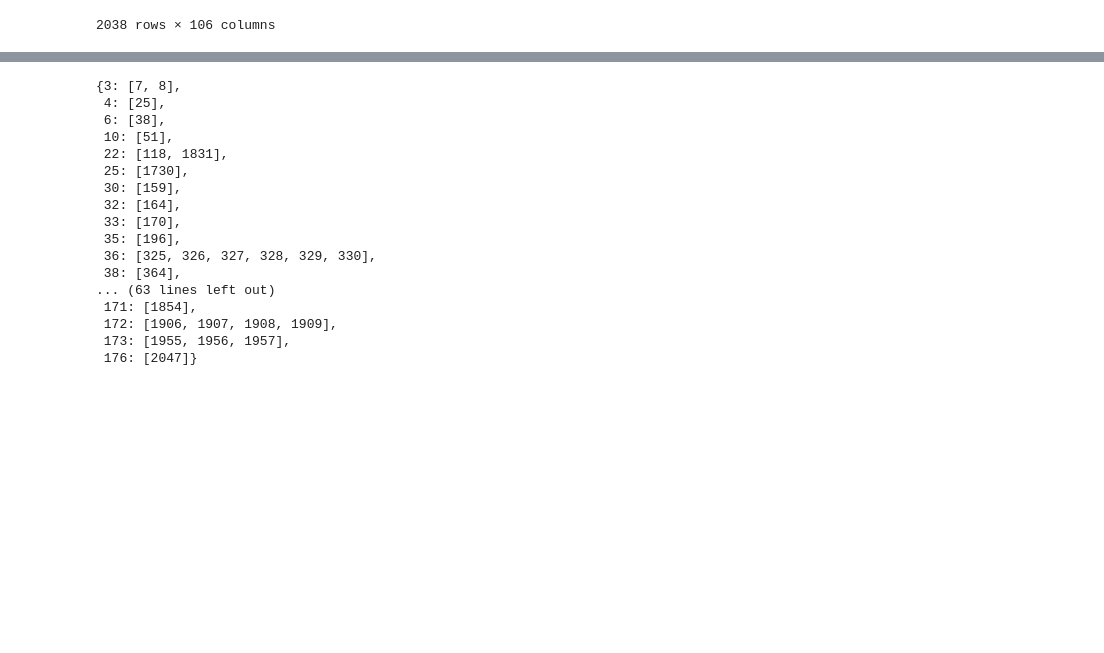
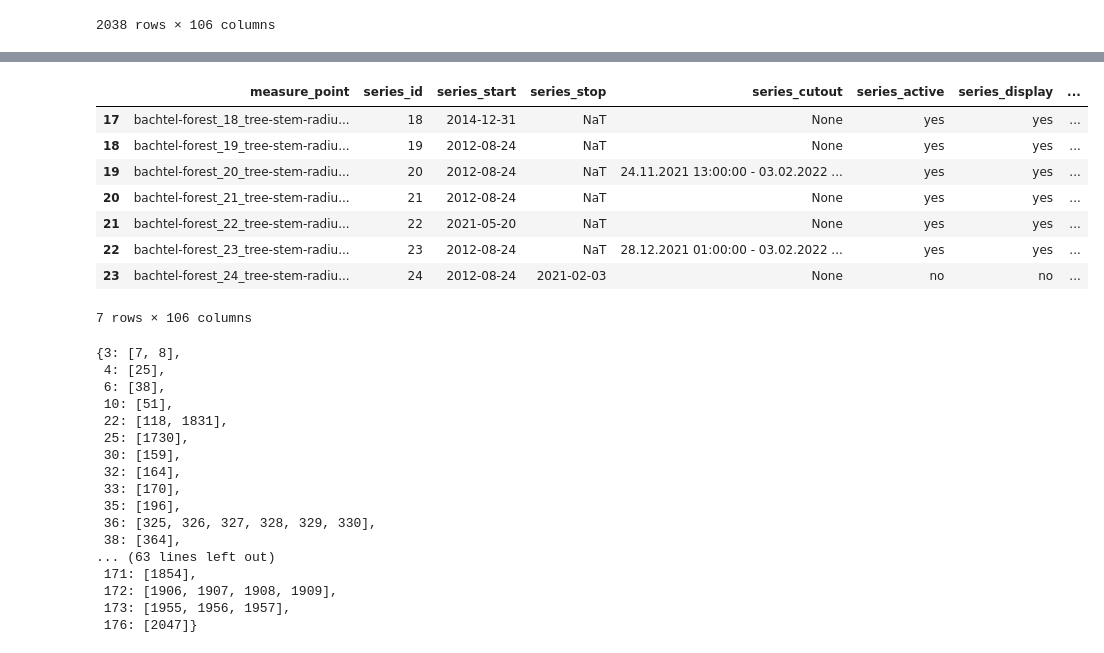
Before and after one commit to treenet/treenetai, a Jupyter notebook: pipeline/test_notebook.ipynb, the cells around one changed output, grey strips where cells are left out. Saved outputs shown, nothing was run; the diff lists cells and outputs as text; code cells hidden in the pictures; blank space fills up the shorter version.

```diff
--- a/pipeline/test_notebook.ipynb
+++ b/pipeline/test_notebook.ipynb
@@ -28,3 +200,15 @@ metadata_df
+# %%
+metadata_df[(metadata_df['site_id'] == 3) & (metadata_df['variable_name'] == "tree stem radius change")]
+# %% [output]
+|  | measure_point | series_id | series_start | series_stop | series_cutout | series_active | series_display | ... |
+| 17 | bachtel-forest_18_tree-stem-radiu... | 18 | 2014-12-31 | NaT | None | yes | yes | ... |
+| 18 | bachtel-forest_19_tree-stem-radiu... | 19 | 2012-08-24 | NaT | None | yes | yes | ... |
+| 19 | bachtel-forest_20_tree-stem-radiu... | 20 | 2012-08-24 | NaT | 24.11.2021 13:00:00 - 03.02.2022 ... | yes | yes | ... |
+| 20 | bachtel-forest_21_tree-stem-radiu... | 21 | 2012-08-24 | NaT | None | yes | yes | ... |
+| 21 | bachtel-forest_22_tree-stem-radiu... | 22 | 2021-05-20 | NaT | None | yes | yes | ... |
+| 22 | bachtel-forest_23_tree-stem-radiu... | 23 | 2012-08-24 | NaT | 28.12.2021 01:00:00 - 03.02.2022 ... | yes | yes | ... |
+| 23 | bachtel-forest_24_tree-stem-radiu... | 24 | 2012-08-24 | 2021-02-03 | None | no | no | ... |
+7 rows × 106 columns
 # %%
 hygro_by_site = ct.series_by_site(metadata_df, hygro_ids_all)
 hygro_by_site
```
Also changed, not shown: parts of 25 cells of this notebook, 5 other files.
